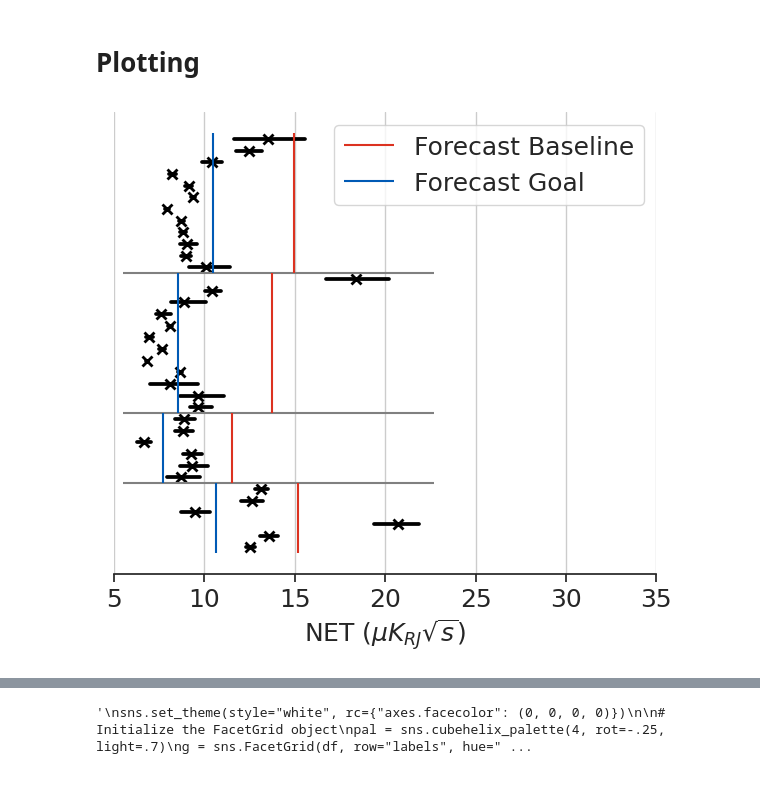
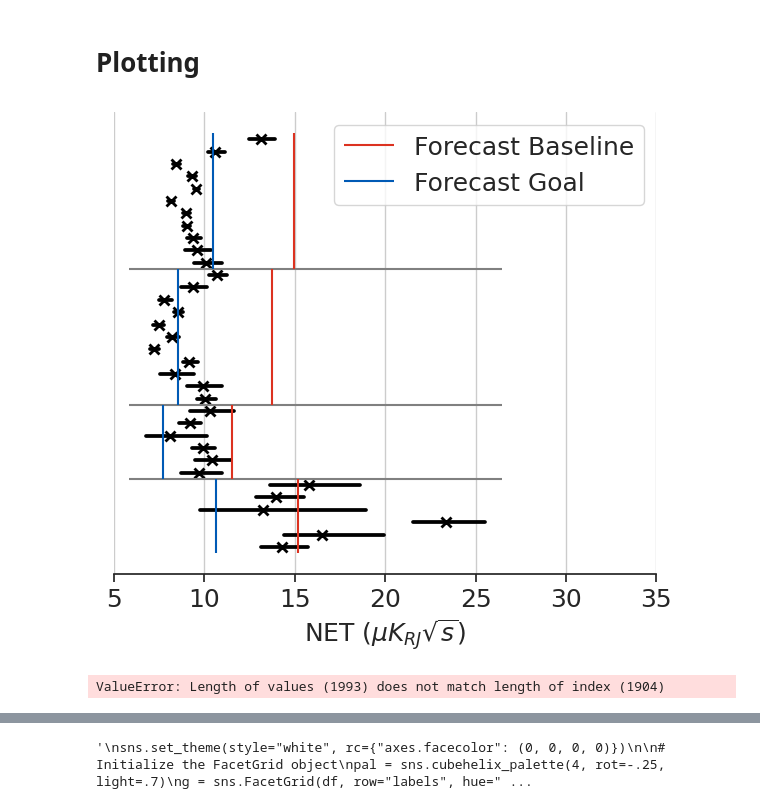
Before and after one commit to Sulla2012/LAT_Loading, a Jupyter notebook: nets.ipynb, the cells around one changed output, grey strips where cells are left out. Drawn from its saved outputs; the diff is of its cells as text; code cells hidden in the pictures.

```diff
--- a/nets.ipynb
+++ b/nets.ipynb
@@ -63,6 +59,5 @@ c_goal = (0/255, 90/255, 181/255)
 # %%
-ufms = sorted(result_dict.keys())
-df = parse_dict(net_dict, ufms=ufms)
+df = parse_dict(net_dict)
 # %%
 t_cut_low = Time("2025-03-05T00:00:00", format="isot", scale="utc")
 t_cut_high = Time("2026-05-03T00:00:00", format="isot", scale="utc")
@@ -88,7 +83,7 @@ fontsize=18
 f, ax = plt.subplots(figsize=(7, 6))
 
 # Add in points to show each observation
-sns.pointplot(data=df.where((df.pwv/np.sin(np.deg2rad(df.el)) < 1) & (df.t_obs < t_cut_high.unix ) & (t_cut_low.unix < df.t_obs)), x="nets", y="labels", linestyle="none", marker="x", color="black", zorder=2)
+sns.pointplot(data=df.where((df.pwv/np.sin(np.deg2rad(df.el)) < 5) & (df.t_obs < t_cut_high.unix ) & (t_cut_low.unix < df.t_obs)), x="nets", y="labels", linestyle="none", marker="x", color="black", zorder=2)
 #sns.pointplot(data = means_df, x="nets", y="labels", linestyle="none", marker="x", color="0.5", zorder=2)
 #sns.stripplot(df.where((df.pwv/np.sin(np.deg2rad(df.el)) < 3) & (df.t_obs < t_cut_high.unix)), x="nets", y="labels", hue="pwv", zorder=1)
 
@@ -152,34 +147,34 @@ plt.vlines(15.00*np.sqrt(6)/temp_conv_220.value, ymin = pos_150, ymax = pos_220,
 plt.vlines(10.04*np.sqrt(6)/temp_conv_220.value, ymin = pos_150, ymax = pos_220, color = c_goal)
 
 #280 Goals
 temp_conv = mu.temp_conv(T_B=2.725*u.Kelvin, flavor="UHF", ch="UHF_2", kind='baseline')
 #plt.vlines(8.61*np.sqrt(6)/1.0, ymin = pos_220, ymax = ymax, label=None, color="orange")
 #plt.vlines(5.95*np.sqrt(6)/1.0, ymin = pos_220, ymax = ymax, label=None, color="blue")
 
 #plt.vlines(6.60*np.sqrt(6)/1.0, ymin = pos_220, ymax = ymax, label=None, color=c_base)
 #plt.vlines(4.63*np.sqrt(6)/1.0, ymin = pos_220, ymax = ymax, label=None, color=c_goal)
 
 #ax.axvspan(25.11*np.sqrt(6)/temp_conv_280.value, 35.88*np.sqrt(6)/temp_conv_280.value, ymin=0, ymax=pos_280, alpha=0.1, color='red')
 plt.vlines(35.88*np.sqrt(6)/temp_conv_280.value, ymin = pos_220, ymax = ymax, color = c_base)
 plt.vlines(25.11*np.sqrt(6)/temp_conv_280.value, ymin = pos_220, ymax = ymax, color = c_goal)
 
 
 plt.xlim(5, 35)
 
 # Tweak the visual presentation
 ax.xaxis.grid(True)
 #ax.set(xlabel="NET ($\mu K_{RJ} \sqrt{s}$)", ylabel="", yticklabels=[])
 ax.set_xlabel("NET ($\mu K_{RJ} \sqrt{s}$)", fontsize=fontsize)
 ax.set_ylabel("", fontsize=fontsize)
 ax.set_yticklabels([])
 ax.tick_params(left=False, labelsize=fontsize)
 sns.despine(trim=True, left=True)
 
 plt.legend(fontsize=fontsize)
 f.savefig("./plts/nets/nets_APS.pdf", dpi=600, bbox_inches='tight')
 f.savefig("./plts/nets/nets_APS.png", dpi=600, bbox_inches='tight')
 # %% [output]
-[figure, old version]
+[figure, new version]
 # %%
 
 df_uk = copy.deepcopy(df)
@@ -194,6 +189,8 @@ for i, label in enumerate(labels):
         nets[i] *= temp_conv_280
 
 df_uk["nets"] = nets
+# %% [output]
+ValueError: Length of values (1993) does not match length of index (1904)
 # %%
 
 sns.set_theme(style="ticks")
```
Also changed, not shown: parts of 2 cells of this notebook, 4 other files.
